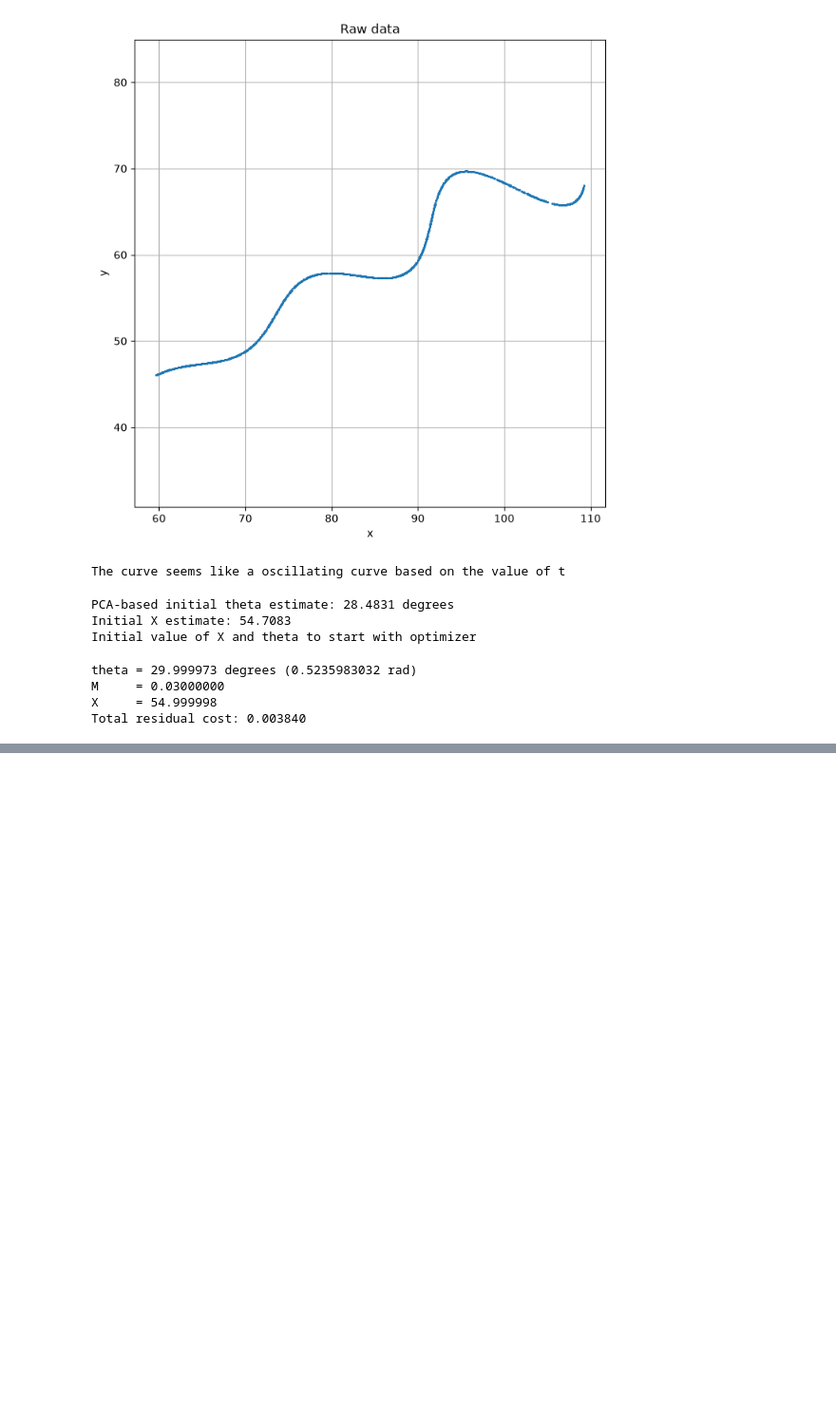
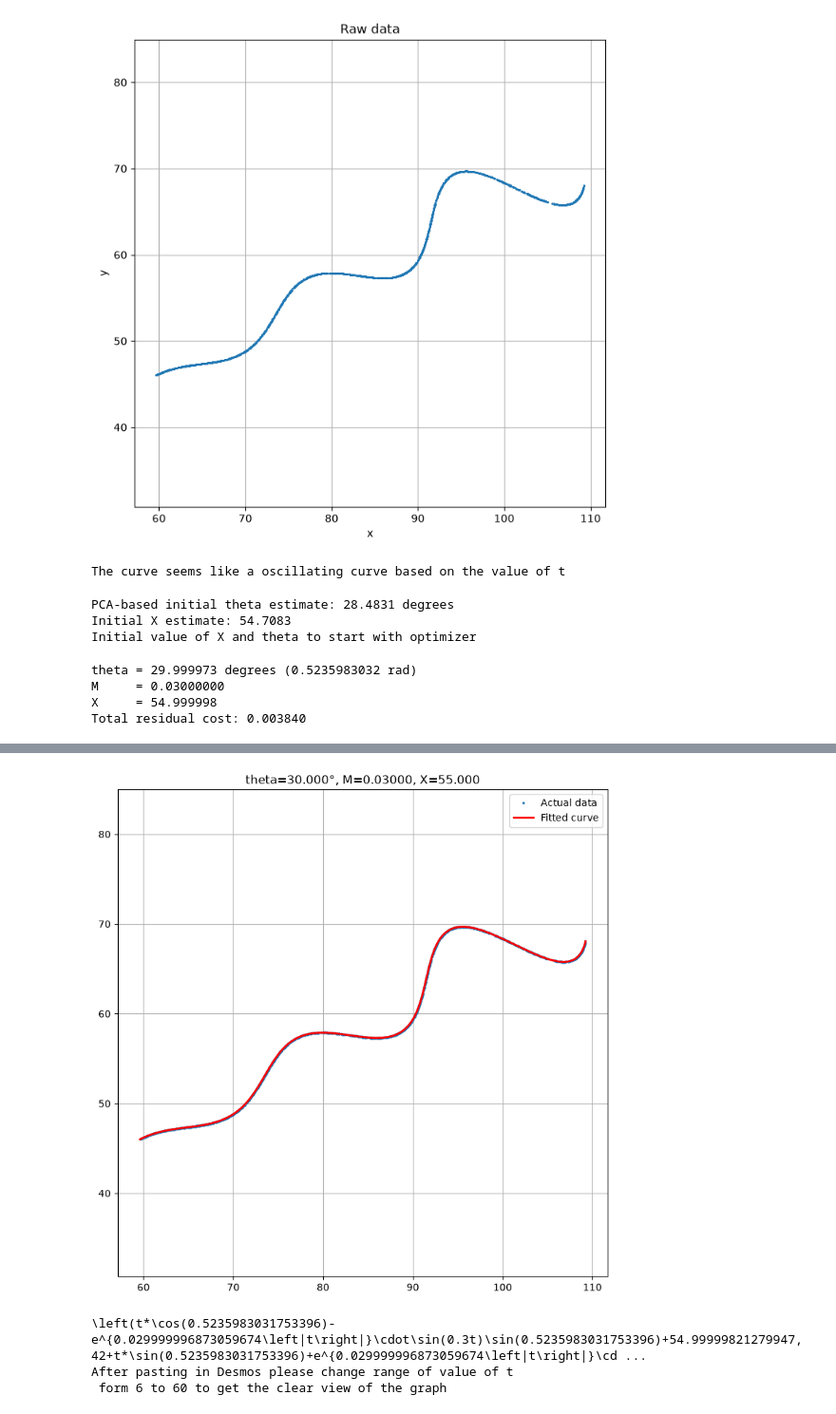
Before and after one commit to Ishan2364/Flam-23BDS023-Submission, a Jupyter notebook: solve.ipynb, the cells around one changed output, grey strips where cells are left out. Shown at 95% size. Cells and saved outputs as stored; diff of their text form; code cells hidden in the pictures; blank space fills up the shorter version.

Commit message:
Final Visual comparing

```diff
--- a/solve.ipynb
+++ b/solve.ipynb
@@ -106,0 +119,29 @@ Total residual cost: 0.003840
+# %%
+def curve_xy(t, theta, M, X):
+    S = np.exp(M * np.abs(t)) * np.sin(0.3 * t)
+    x = t * np.cos(theta) - S * np.sin(theta) + X
+    y = 42 + t * np.sin(theta) + S * np.cos(theta)
+    return x, y
+
+t_dense = np.linspace(6, 60, 3000)
+x_fit, y_fit = curve_xy(t_dense, theta, M, X)
+
+plt.figure(figsize=(9,9))
+plt.plot(x_data, y_data, '.', markersize=3, color='tab:blue', label='Actual data')
+plt.plot(x_fit, y_fit, '-', linewidth=2, color='red', label='Fitted curve')
+plt.legend(); plt.axis('equal'); plt.grid(True)
+plt.title(f'theta={np.rad2deg(theta):.3f}°, M={M:.5f}, X={X:.3f}')
+plt.show()
+# %% [output]
+[figure, added]
+# %%
+latex_str = (
+    f"\\left(t*\\cos({theta})-e^{{{M}\\left|t\\right|}}\\cdot\\sin(0.3t)\\sin({theta})+{X},"
+    f"42+t*\\sin({theta})+e^{{{M}\\left|t\\right|}}\\cdot\\sin(0.3t)\\cos({theta})\\right)"
+)
+print(latex_str)
+print('After pasting in Desmos please change range of value of t \n form 6 to 60 to get the clear view of the graph ')
+# %% [output]
+\left(t*\cos(0.5235983031753396)-e^{0.029999996873059674\left|t\right|}\cdot\sin(0.3t)\sin(0.5235983031753396)+54.99999821279947,42+t*\sin(0.5235983031753396)+e^{0.029999996873059674\left|t\right|}\cd ...
+After pasting in Desmos please change range of value of t
+ form 6 to 60 to get the clear view of the graph
```
Also changed, not shown: parts of 1 cell of this notebook.
